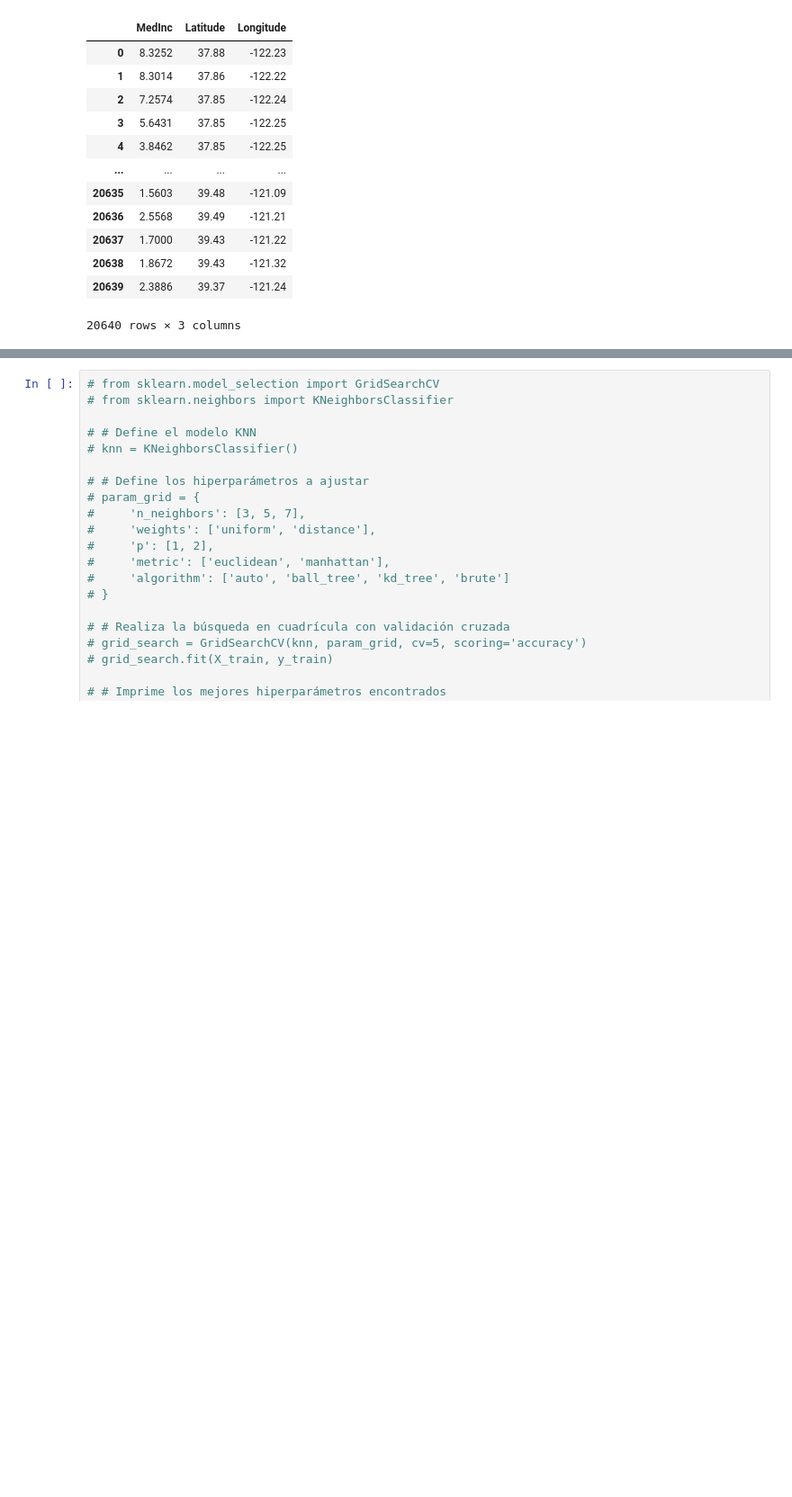
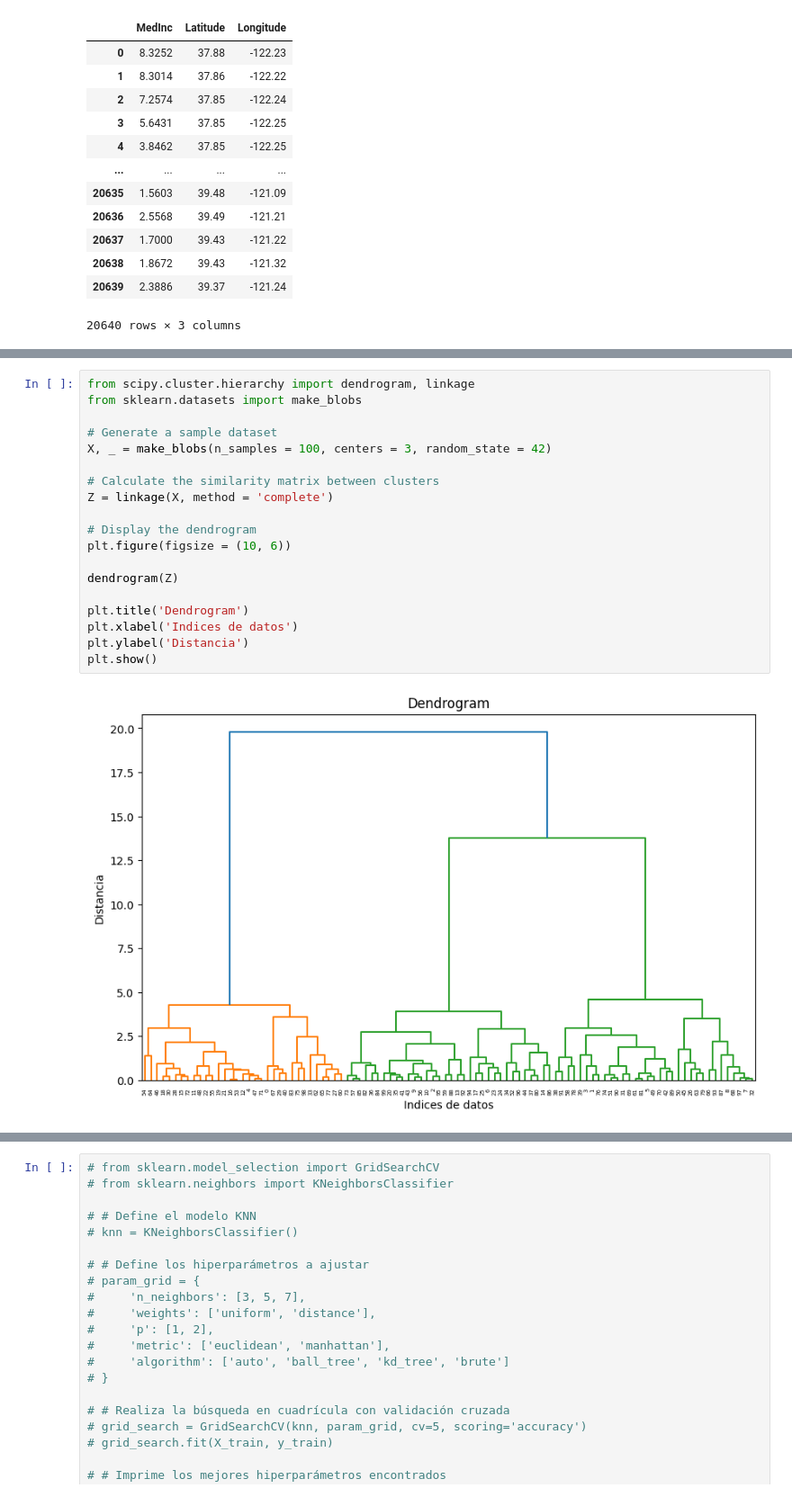
Before and after one commit to Yakondra/Yakondra-Unsupervised-learning, a Jupyter notebook: src/Unsupervised.ipynb, the cells around one changed output, grey strips where cells are left out. Shown at 90% size. Cells and saved outputs as stored; diff of their text form; blank space fills up the shorter version.

```diff
--- a/src/Unsupervised.ipynb
+++ b/src/Unsupervised.ipynb
@@ -152,0 +213,21 @@ Best Accuracy: 1.0
+# %%
+from scipy.cluster.hierarchy import dendrogram, linkage
+from sklearn.datasets import make_blobs
+
+# Generate a sample dataset
+X, _ = make_blobs(n_samples = 100, centers = 3, random_state = 42)
+
+# Calculate the similarity matrix between clusters
+Z = linkage(X, method = 'complete')
+
+# Display the dendrogram
+plt.figure(figsize = (10, 6))
+
+dendrogram(Z)
+
+plt.title('Dendrogram')
+plt.xlabel('Indices de datos')
+plt.ylabel('Distancia')
+plt.show()
+# %% [output]
+[figure, added]
```
Also changed, not shown: parts of 25 cells of this notebook, 2 other files.
